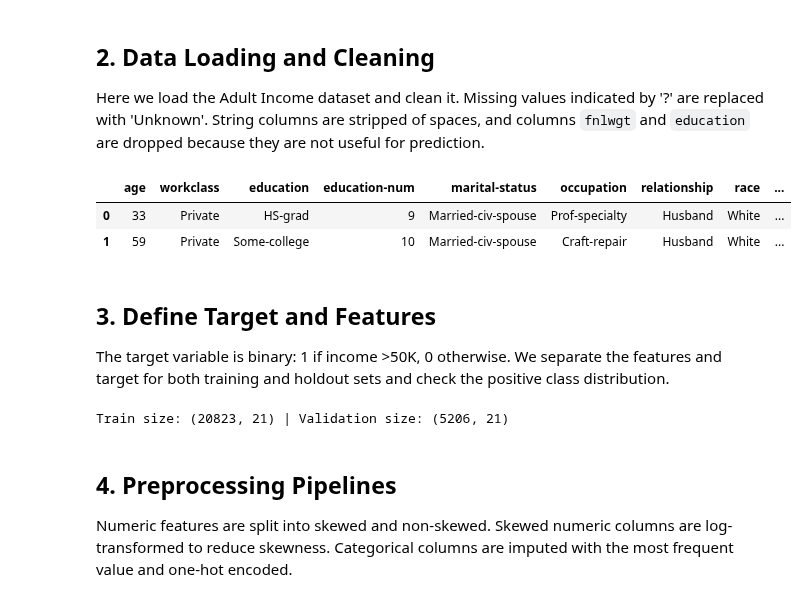
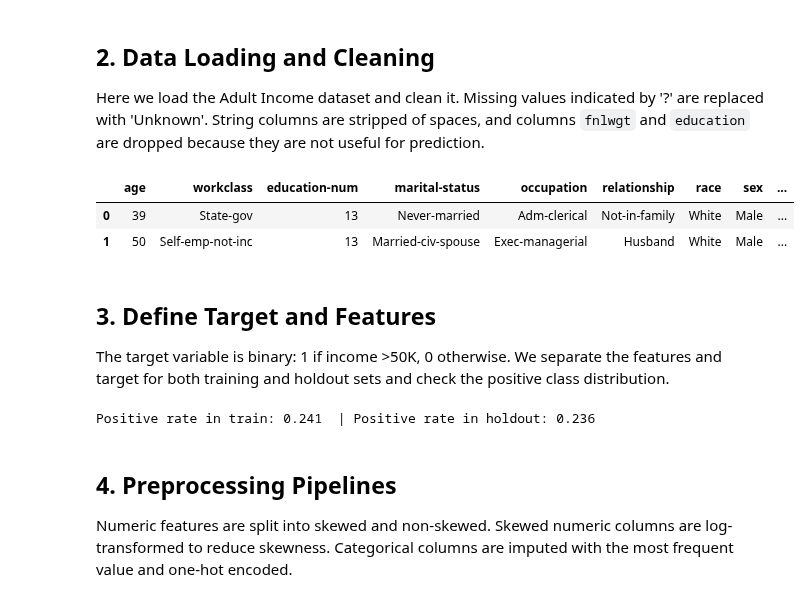
Before and after one commit to rufina-chyhohidze/ML-adult-income-prediction, a Jupyter notebook: 3_Model_Selection_and_Evaluation.ipynb, the cells around one changed output. Drawn from its saved outputs; the diff is of its cells as text; code cells hidden in the pictures.

```diff
--- a/3_Model_Selection_and_Evaluation.ipynb
+++ b/3_Model_Selection_and_Evaluation.ipynb
@@ -33,24 +33,65 @@ pd.set_option('display.width', 140)
 
 Here we load the Adult Income dataset and clean it. Missing values indicated by '?' are replaced with 'Unknown'. String columns are stripped of spaces, and columns `fnlwgt` and `education` are dropped because they are not useful for prediction.
 # %%
-df_train = pd.read_csv("data/adult_train_cleaned.csv")
-df_test = pd.read_csv("data/adult.test")
-df_train.head(2)
+# df_train = pd.read_csv("data/adult_train_cleaned.csv")
+# df_test = pd.read_csv("data/adult.test")
+# df_train.head(2)
+
+# df_train = pd.read_csv("data/adult_train_cleaned.csv")
+# df_test = pd.read_csv("data/adult.test")
+# def load_and_basic_clean(train_path="data/adult.data", test_path="data/adult.test"):
+#     column_names = [
+#         "age","workclass","fnlwgt","education","education-num","marital-status",
+#         "occupation","relationship","race","sex","capital-gain","capital-loss",
+#         "hours-per-week","native-country","income"
+#     ]
+#     df_train = pd.read_csv(train_path, names=column_names)
+#     df_test  = pd.read_csv(test_path, skiprows=1, names=column_names)
+#
+#     for col in ["workclass", "occupation", "native-country"]:
+#         df_train[col] = df_train[col].replace("?", "Unknown")
+#         df_test[col]  = df_test[col].replace("?", "Unknown")
+#
+#     for df in (df_train, df_test):
+#         obj_cols = df.select_dtypes(include="object").columns
+#         for c in obj_cols:
+#             df[c] = df[c].str.strip()
+#
+#     df_train["income"] = df_train["income"].str.replace(".", "", regex=False)
+#     df_test["income"]  = df_test["income"].str.replace(".", "", regex=False)
+#
+#     df_train = df_train.drop(columns=["fnlwgt", "education"])
+#     df_test  = df_test.drop(columns=["fnlwgt", "education"])
+# #
+#     return df_train, df_test
+# #
+# df_train, df_test = load_and_basic_clean()
+# df_train.head(2)
 # %% [output]
-|  | age | workclass | education | education-num | marital-status | occupation | relationship | race | ... |
-| 0 | 33 | Private | HS-grad | 9 | Married-civ-spouse | Prof-specialty | Husband | White | ... |
-| 1 | 59 | Private | Some-college | 10 | Married-civ-spouse | Craft-repair | Husband | White | ... |
+|  | age | workclass | education-num | marital-status | occupation | relationship | race | sex | ... |
+| 0 | 39 | State-gov | 13 | Never-married | Adm-clerical | Not-in-family | White | Male | ... |
+| 1 | 50 | Self-emp-not-inc | 13 | Married-civ-spouse | Exec-managerial | Husband | White | Male | ... |
 # %% [markdown]
 ## 3. Define Target and Features
 
 The target variable is binary: 1 if income >50K, 0 otherwise. We separate the features and target for both training and holdout sets and check the positive class distribution.
 # %%
-X = df_train.drop('income', axis=1)
-y = df_train['income'].apply(lambda x: 1 if x == '>50K' else 0)
-X_train, X_val, y_train, y_val = train_test_split(X, y, test_size=0.2, stratify=y, random_state=42)
-print("Train size:", X_train.shape, "| Validation size:", X_val.shape)
+# TARGET = "income"
+# X = df_train.drop(columns=[TARGET])
+# y = (df_train[TARGET] == ">50K").astype(int)
+#
+# X_holdout = df_test.drop(columns=[TARGET])
+# y_holdout = (df_test[TARGET] == ">50K").astype(int)
+#
+# print("Positive rate in train:", y.mean().round(3), " | Positive rate in holdout:", y_holdout.mean().round(3))
+#
+#
+# X = df_train.drop('income', axis=1)
+# y = df_train['income'].apply(lambda x: 1 if x == '>50K' else 0)
+# X_train, X_val, y_train, y_val = train_test_split(X, y, test_size=0.2, stratify=y, random_state=42)
+# print("Train size:", X_train.shape, "| Validation size:", X_val.shape)
 # %% [output]
-Train size: (20823, 21) | Validation size: (5206, 21)
+Positive rate in train: 0.241  | Positive rate in holdout: 0.236
 # %% [markdown]
 ## 4. Preprocessing Pipelines
 
```
Also changed, not shown: parts of 5 cells of this notebook.
